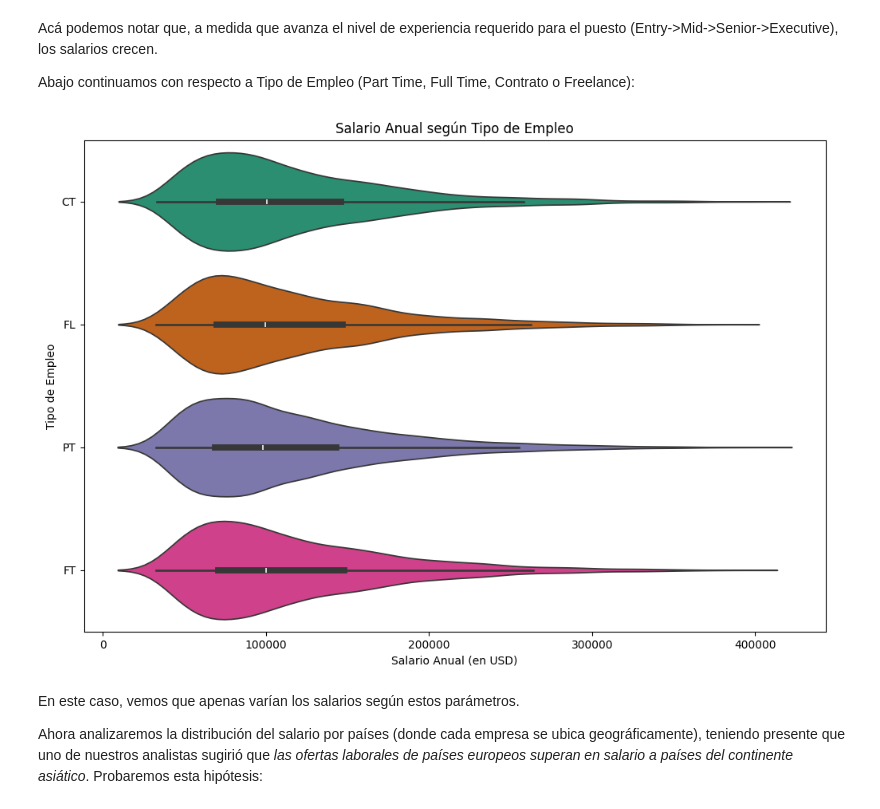
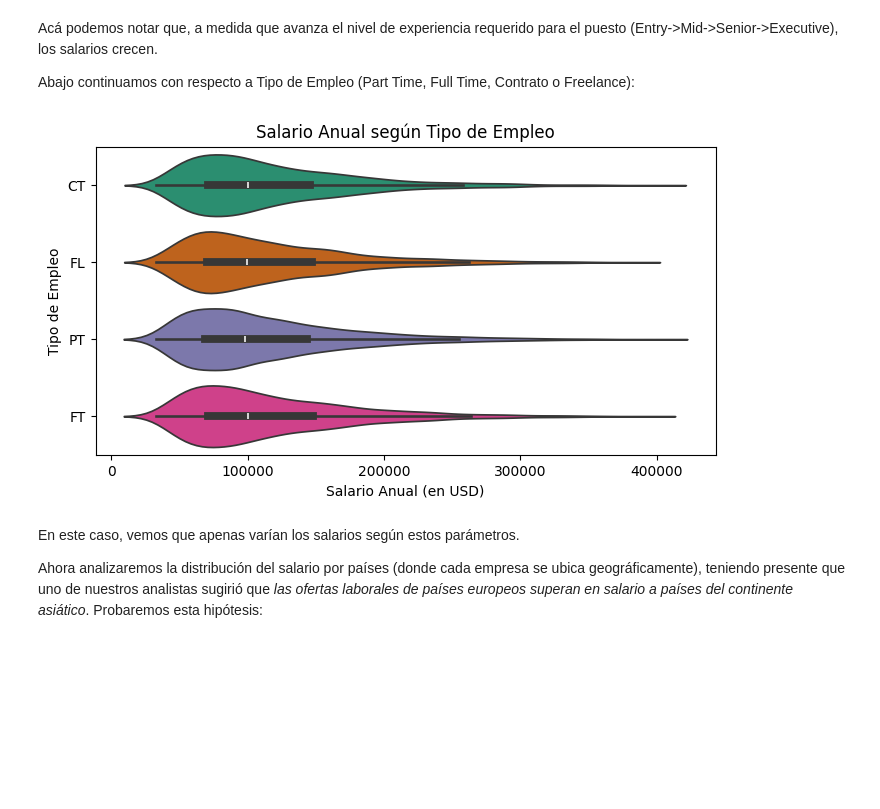
Before and after one commit to EzeRivero/Data-Science-II, a Jupyter notebook: IA_Job_Rivero_1Entrega.ipynb, the cells around one changed output. Drawn from its saved outputs; the diff is of its cells as text; code cells hidden in the pictures; blank space fills up the shorter version.

```diff
--- a/IA_Job_Rivero_1Entrega.ipynb
+++ b/IA_Job_Rivero_1Entrega.ipynb
@@ -210,14 +210,14 @@ Acá podemos notar que, a medida que avanza el nivel de experiencia requerido pa
 
 Abajo continuamos con respecto a Tipo de Empleo (Part Time, Full Time, Contrato o Freelance):
 # %%
-plt.figure(figsize=(12, 8))
+plt.figure(figsize=(8, 4))
 sns.violinplot(data=df, x='salary_usd', y='employment_type', hue='employment_type', inner='box', palette='Dark2')
 plt.title('Salario Anual según Tipo de Empleo')
 plt.xlabel('Salario Anual (en USD)')
 plt.ylabel('Tipo de Empleo')
 plt.show()
 # %% [output]
-[figure, old version]
+[figure, new version]
 # %% [markdown]
 En este caso, vemos que apenas varían los salarios según estos parámetros.
 
```
Also changed, not shown: parts of 14 cells of this notebook.
